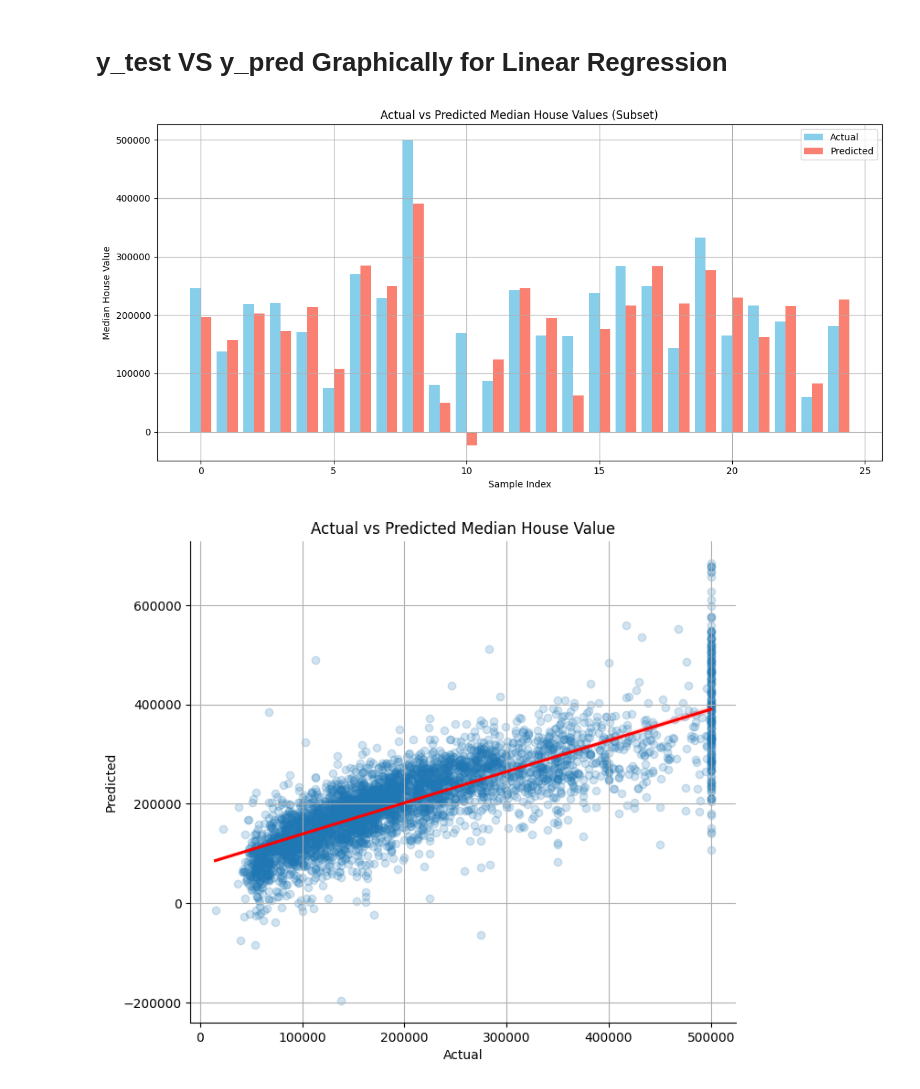
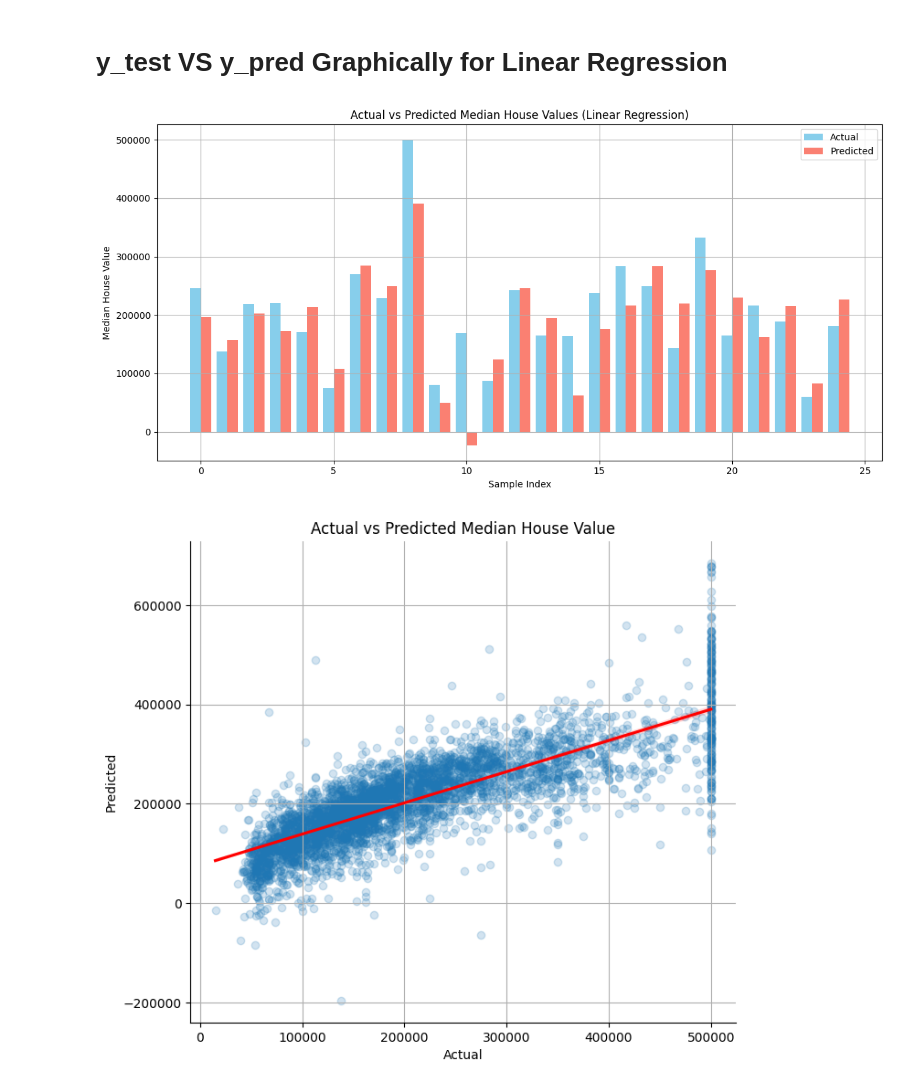
Before and after one commit to bainash10/House-Price-Prediction-using-XGB-Regressor-and-Linear-Regression, a Jupyter notebook: main.ipynb, the cells around one changed output. Saved outputs shown, nothing was run; the diff lists cells and outputs as text; code cells hidden in the pictures.

```diff
--- a/main.ipynb
+++ b/main.ipynb
@@ -276,26 +276,26 @@ Name: median_house_value, Length: 4087, dtype: float64
 # %%
 import matplotlib.pyplot as plt
 import numpy as np
 
 # Assume y_test and y_pred are your actual and predicted values
 # Select a subset (e.g., first 25 predictions) for better readability
 num_samples = 25
 indices = np.arange(num_samples)
 
 # Plot
 plt.figure(figsize=(12, 6))
 plt.bar(indices - 0.2, y_test[:num_samples], 0.4, label='Actual', color='skyblue')
 plt.bar(indices + 0.2, y_pred_linear[:num_samples], 0.4, label='Predicted', color='salmon')
 
-plt.title('Actual vs Predicted Median House Values (Subset)')
+plt.title('Actual vs Predicted Median House Values (Linear Regression)')
 plt.xlabel('Sample Index')
 plt.ylabel('Median House Value')
 plt.legend()
 plt.grid(True)
 plt.tight_layout()
 plt.show()
 # %% [output]
-[figure, old version]
+[figure, new version]
 # %%
 import seaborn as sns
 import pandas as pd
```
Also changed, not shown: parts of 4 cells of this notebook, 1 other file.
